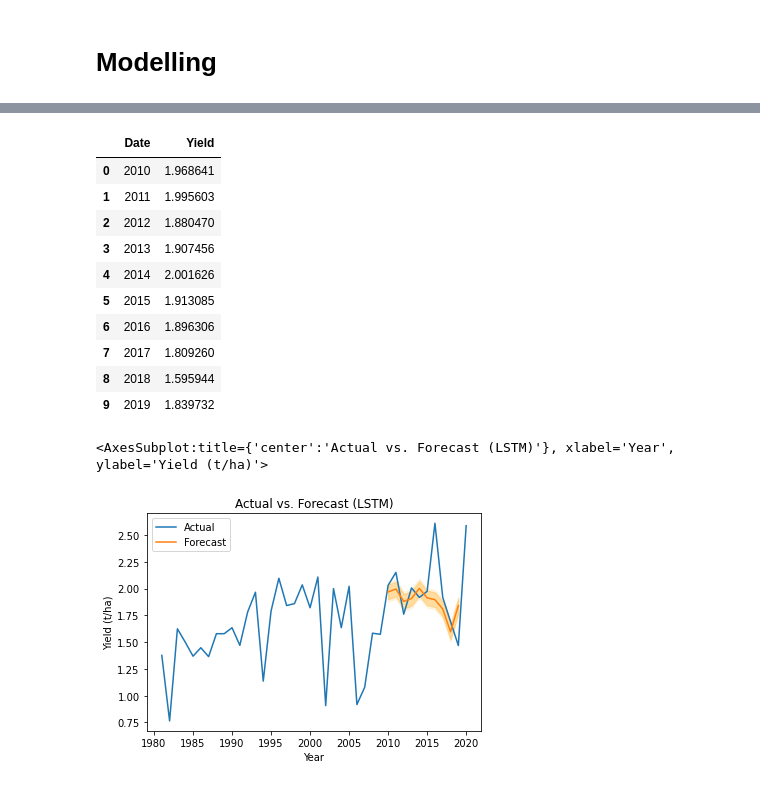
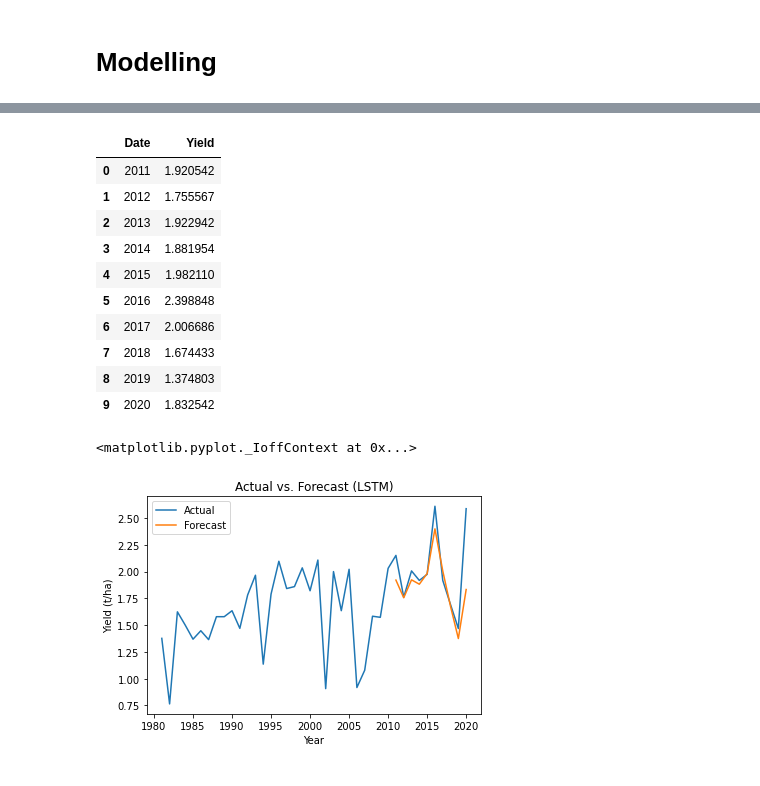
Before and after one commit to matthewfarant/wheat-forecasting, a Jupyter notebook: lstm-keras.ipynb, the cells around one changed output, grey strips where cells are left out. Cells and saved outputs as stored; diff of their text form; code cells hidden in the pictures.

Commit message:
new model

```diff
--- a/lstm-keras.ipynb
+++ b/lstm-keras.ipynb
@@ -659,20 +567,0 @@ print(x_train.shape,x_test.shape)
-# %%
-#Defining the Model
-
-model = Sequential()
-model.add( LSTM( 128, input_shape = ( timeSteps,x_train.shape[2]),return_sequences=True ))
-model.add( LSTM( 64, input_shape = ( timeSteps,x_train.shape[2]),return_sequences=True ))
-model.add( LSTM( 32, input_shape = ( timeSteps,x_train.shape[2]),return_sequences=True))
-model.add( LSTM( 16, input_shape = ( timeSteps,x_train.shape[2]),return_sequences=False))
-# model.add(Dropout(0.2))
-model.add(Dense(1))
-
-model.compile( loss = "mse", optimizer = "adam")
-
-history =  model.fit( x_train,y_train,
-                     validation_data = (x_test,y_test),
-                     epochs = 100 ,
-                     batch_size = 72,
-                    #  callbacks=[EarlyStopping(monitor='val_loss', patience=10)],
-                     verbose = 0,
-                     shuffle = False)
@@ -679,2 +661,10 @@ history =  model.fit( x_train,y_train,
+# %%
+history =  model.fit( x_train,y_train,
+                     validation_data = (x_test,y_test),
+                     epochs = 100 ,
+                     batch_size = 1,
+                     callbacks=[EarlyStopping(monitor='val_loss', patience=10)],
+                     verbose = 0,
+                     shuffle = False)
 # %%
 #Learning Curves
@@ -688,14 +679,15 @@ plt.show()
 # %%
 #Scaling Back the Wheat Yield Data to Original Scale
+
 y_pred = model.predict(x_test)
 x_test = x_test.reshape(x_test.shape[0],x_test.shape[2]*x_test.shape[1])
 
-inv_new = np.concatenate( (y_pred, x_test[:,-92:] ) , axis =1)
+inv_new = np.concatenate( (y_pred, x_test[:,-91:] ) , axis =1)
 inv_new = scaler.inverse_transform(inv_new)
 final_pred = inv_new[:,0]
 
 y_test = y_test.reshape( len(y_test), 1)
 
-inv_new = np.concatenate( (y_test, x_test[:,-92:] ) ,axis = 1)
+inv_new = np.concatenate( (y_test, x_test[:,-91:] ) ,axis = 1)
 inv_new = scaler.inverse_transform(inv_new)
 actual_pred = inv_new[:,0]
@@ -702,38 +696,34 @@ actual_pred = inv_new[:,0]
 # %%
 #Predicted Year
-df_forecast = pd.DataFrame({'Date':np.arange(start=2020-len(final_pred), stop=2020, step=1), 'Yield':final_pred})
+
+df_forecast = pd.DataFrame({'Date':np.arange(start=2021-len(final_pred), stop=2021, step=1), 'Yield':final_pred})
 df_forecast
 # %% [output]
 |  | Date | Yield |
-| 0 | 2010 | 1.968641 |
-| 1 | 2011 | 1.995603 |
-| 2 | 2012 | 1.880470 |
-| 3 | 2013 | 1.907456 |
-| 4 | 2014 | 2.001626 |
-| 5 | 2015 | 1.913085 |
-| 6 | 2016 | 1.896306 |
-| 7 | 2017 | 1.809260 |
-| 8 | 2018 | 1.595944 |
-| 9 | 2019 | 1.839732 |
+| 0 | 2011 | 1.920542 |
+| 1 | 2012 | 1.755567 |
+| 2 | 2013 | 1.922942 |
+| 3 | 2014 | 1.881954 |
+| 4 | 2015 | 1.982110 |
+| 5 | 2016 | 2.398848 |
+| 6 | 2017 | 2.006686 |
+| 7 | 2018 | 1.674433 |
+| 8 | 2019 | 1.374803 |
+| 9 | 2020 | 1.832542 |
 # %%
 final_data['Year'] = final_data.index
 # %%
 #Actual vs. Forecast Plot
+
 original = final_data[['Year', 'Yield']]
-lower_ci_99 = df_forecast['Yield']-2.576*(np.std(final_pred)/np.sqrt(10))
-upper_ci_99 = df_forecast['Yield']+2.576*(np.std(final_pred)/np.sqrt(10))
-lower_ci_95 = df_forecast['Yield']-1.96*(np.std(final_pred)/np.sqrt(10))
-upper_ci_95 = df_forecast['Yield']+1.96*(np.std(final_pred)/np.sqrt(10))
-
 sn.lineplot(original['Year'], original['Yield'],label='Actual').set(title='Actual vs. Forecast (LSTM)',ylabel='Yield (t/ha)')
 sn.lineplot(df_forecast['Date'], df_forecast['Yield'],label='Forecast')
-plt.fill_between(df_forecast['Date'], lower_ci_99, upper_ci_99, color='orange', alpha=.1)
-plt.fill_between(df_forecast['Date'], lower_ci_95, upper_ci_95, color='orange', alpha=.3)
 plt.legend(loc='upper left')
 sn.lineplot()
+plt.ioff()
 # %% [output]
-<AxesSubplot:title={'center':'Actual vs. Forecast (LSTM)'}, xlabel='Year', ylabel='Yield (t/ha)'>
+<matplotlib.pyplot._IoffContext at 0x...>
-[figure, old version]
+[figure, new version]
 # %%
 from sklearn.metrics import mean_absolute_error,mean_squared_error,mean_absolute_percentage_error,r2_score
 
```
Also changed, not shown: parts of 66 cells of this notebook, 54 other files.
